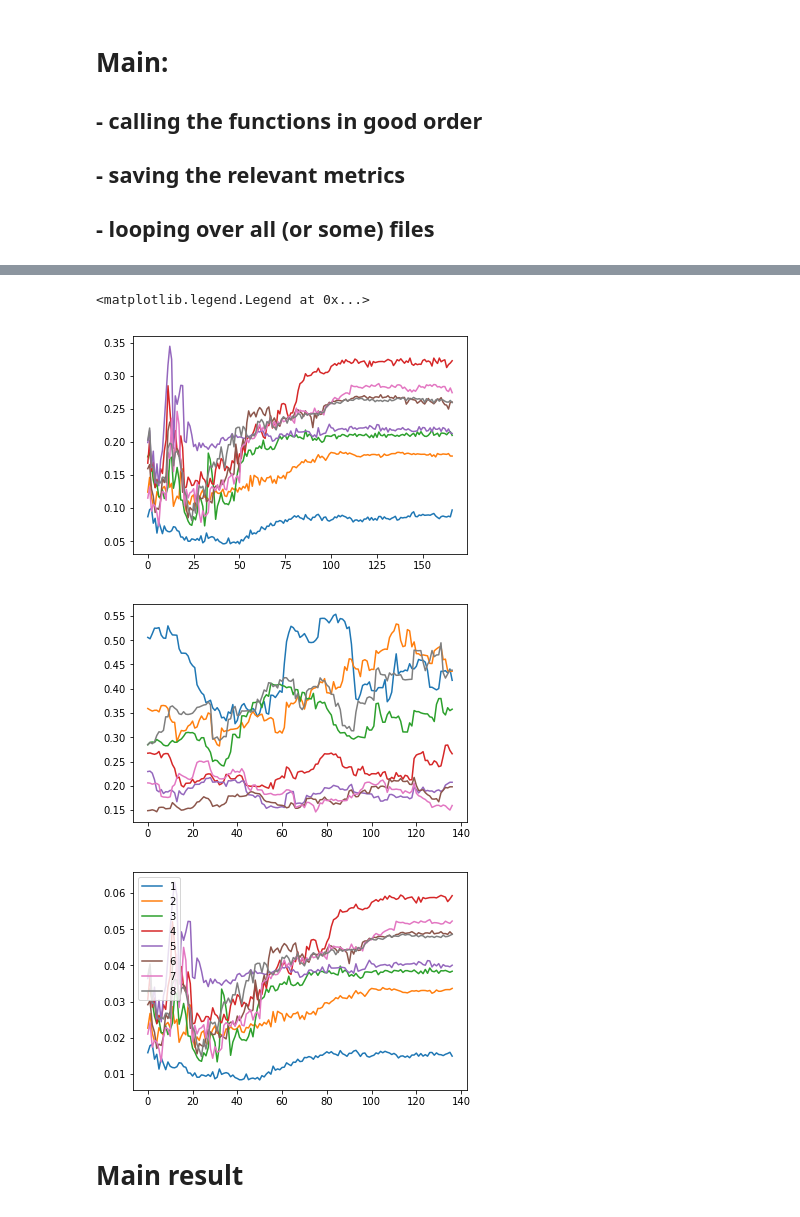
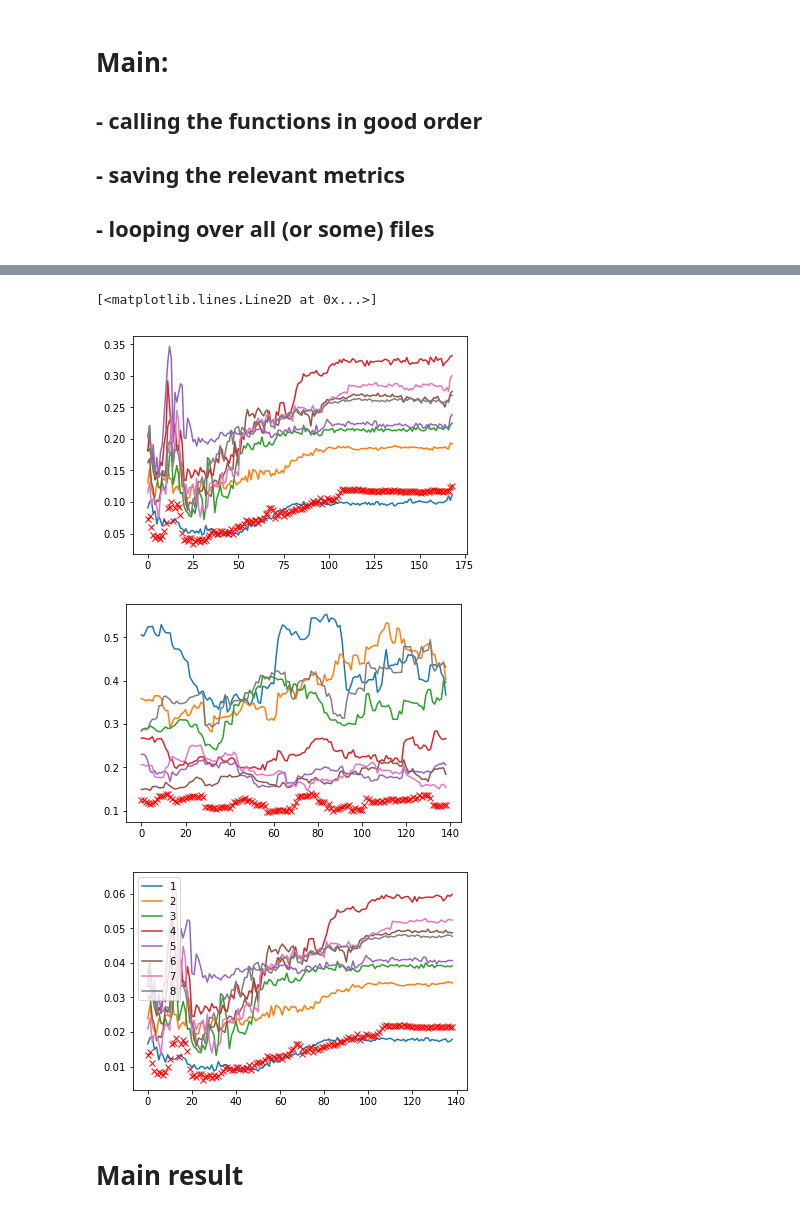
Before and after one commit to jkikstra/climvar, a Jupyter notebook: IlyasPastVariability.ipynb, the cells around one changed output, grey strips where cells are left out. Cells and saved outputs as stored; diff of their text form; code cells hidden in the pictures.

```diff
--- a/IlyasPastVariability.ipynb
+++ b/IlyasPastVariability.ipynb
@@ -144,8 +140,8 @@ def create_weighted_grids(grid): # grid should be input of 36 x 72 (so for 1 tim
 # load the medians of the temperature anomalies from the datafile
 dsdir = '/data/aod/Ilyasetal2017_annual/wrt_18501900/'
 dsname = 'median.nc'
-DS = xr.open_dataset(dsdir + dsname)
-t_anom_ds = DS.temperature_anomaly     # yearly data; [167 x 36 x 72], float32
+DS = xr.open_dataset(dsdir + dsname, decode_times=False)
+t_anom_ds = DS['median']     # yearly data; [167 x 36 x 72], float32
 t_anom = t_anom_ds.values
 # %%
 ## Some visualisation and checking of the data loaded above:
@@ -621,25 +707,31 @@ plt.legend(regions)
 # %%
 # print(regional_data_detrended)
 for rgn in range(8):
     plt.figure(0)
-    plt.plot(range(169),SDsOfIlyas[rgn])
+    plt.plot(range(169),SDsOfIlyas_regional[rgn])
     plt.figure(1)
     plt.plot(range(139),SDsOfMEANs[rgn])
     plt.figure(2)
     plt.plot(range(139),SDsOfSDs[rgn])
+    plt.legend(regions)
+plt.figure(0)
+plt.plot(range(169),SDsOfIlyas_global, 'rx')
+plt.figure(1)
+plt.plot(range(139),SDsOfMEANs_global, 'rx')
+plt.figure(2)
+plt.plot(range(139),SDsOfSDs_global, 'rx')
 
 # print(SDsOfIlyas[3,:])
 # print(SDsOfSDs[3,:])
 
-plt.legend(regions)
 ###
 # conclusion seems to be that there is more of a spread in the recent decades
 #   which indicates a higher spread in the amount of variability
 #   and could therefore indicate a trend in the SD/NormDist of the interannual temperatures.
 # %% [output]
-<matplotlib.legend.Legend at 0x...>
+[<matplotlib.lines.Line2D at 0x...>]
-[figure, old version]
+[figure, new version]
-[figure, old version]
+[figure, new version]
-[figure, old version]
+[figure, new version]
 # %% [markdown]
 # Main result
```
Also changed, not shown: parts of 14 cells of this notebook.
